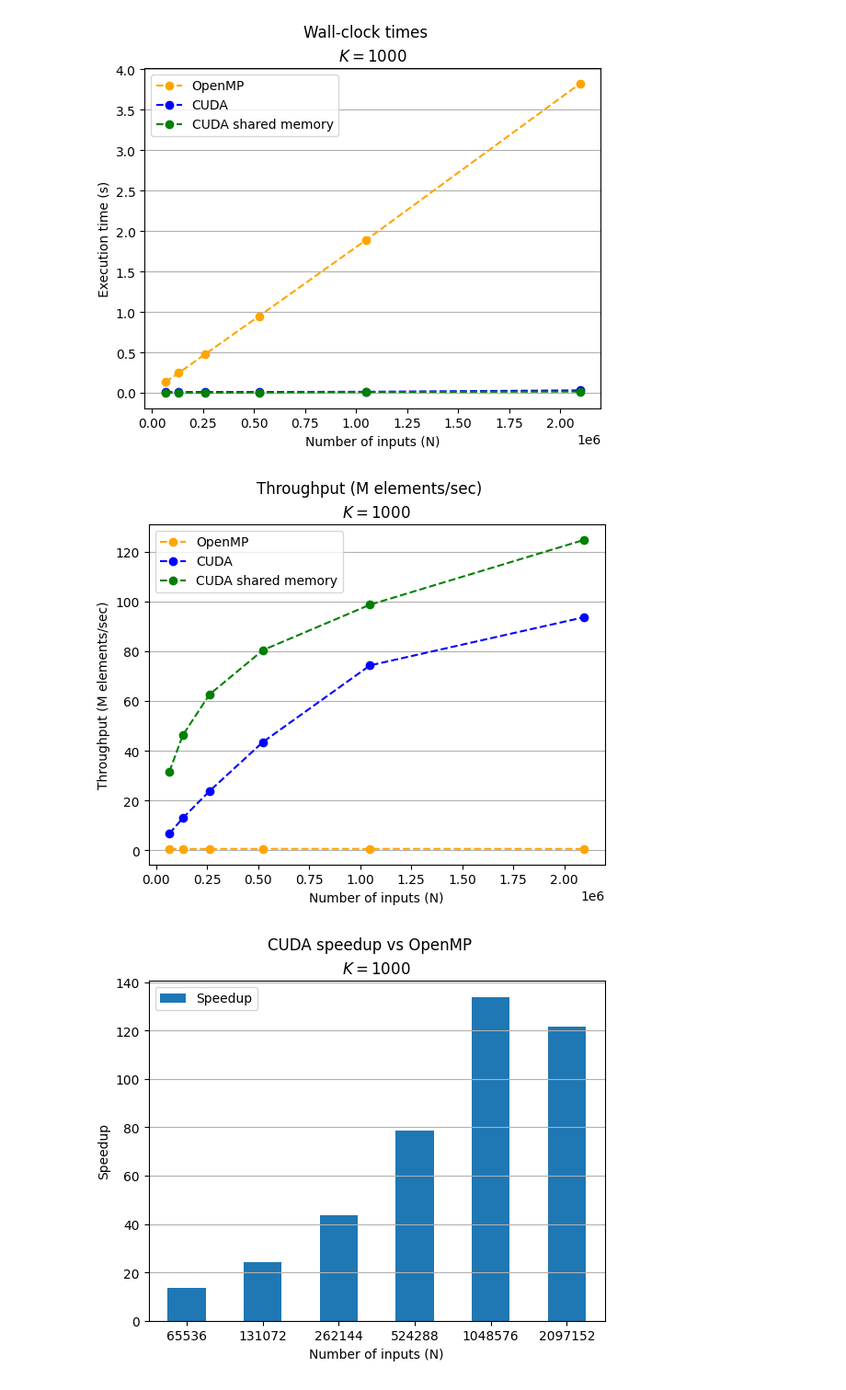
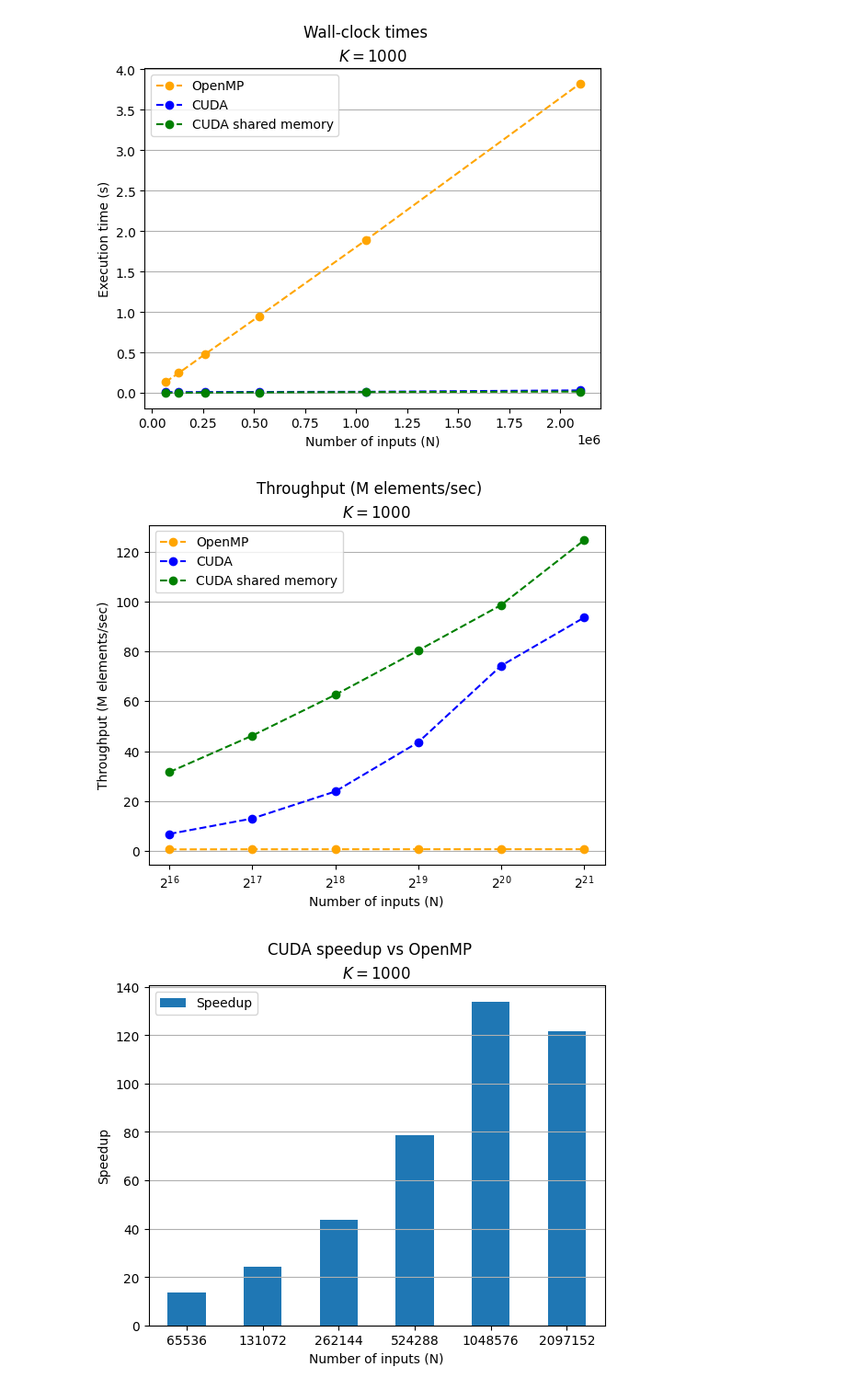
Before and after one commit to MatteoFasulo/Multi-layer-Neural-Network, a Jupyter notebook: scalings.ipynb, the cells around one changed output. Shown at 92% size. Cells and saved outputs as stored; diff of their text form; code cells hidden in the pictures.

```diff
--- a/scalings.ipynb
+++ b/scalings.ipynb
@@ -127,17 +127,18 @@ plt.show()
 # %%
 plt.plot(cuda_df['N'], cuda_df['CPU Average throughput'], label='OpenMP', marker='o', linestyle='--', color='orange')
 plt.plot(cuda_df['N'], cuda_df['GPU Average throughput'], label='CUDA', marker='o', linestyle='--', color='blue')
 plt.plot(cuda_df['N'], cuda_df['GPU Average throughput shared'], label='CUDA shared memory', marker='o', linestyle='--', color='green')
 plt.suptitle('Throughput (M elements/sec)')
 plt.title(rf'$K = {cuda_df["K"].iloc[0]}$')
 plt.xlabel('Number of inputs (N)')
+plt.xscale('log', base=2)
 plt.ylabel('Throughput (M elements/sec)')
 plt.legend()
 plt.grid(axis='y')
 plt.savefig(f'img{os.sep}cuda_throughput.svg', format='svg')
 plt.show()
 # %% [output]
-[figure, old version]
+[figure, new version]
 # %%
 cuda_df.plot.bar(x='N', y='Speedup')
 plt.suptitle('CUDA speedup vs OpenMP')
```
Also changed, not shown: 7 other files.
